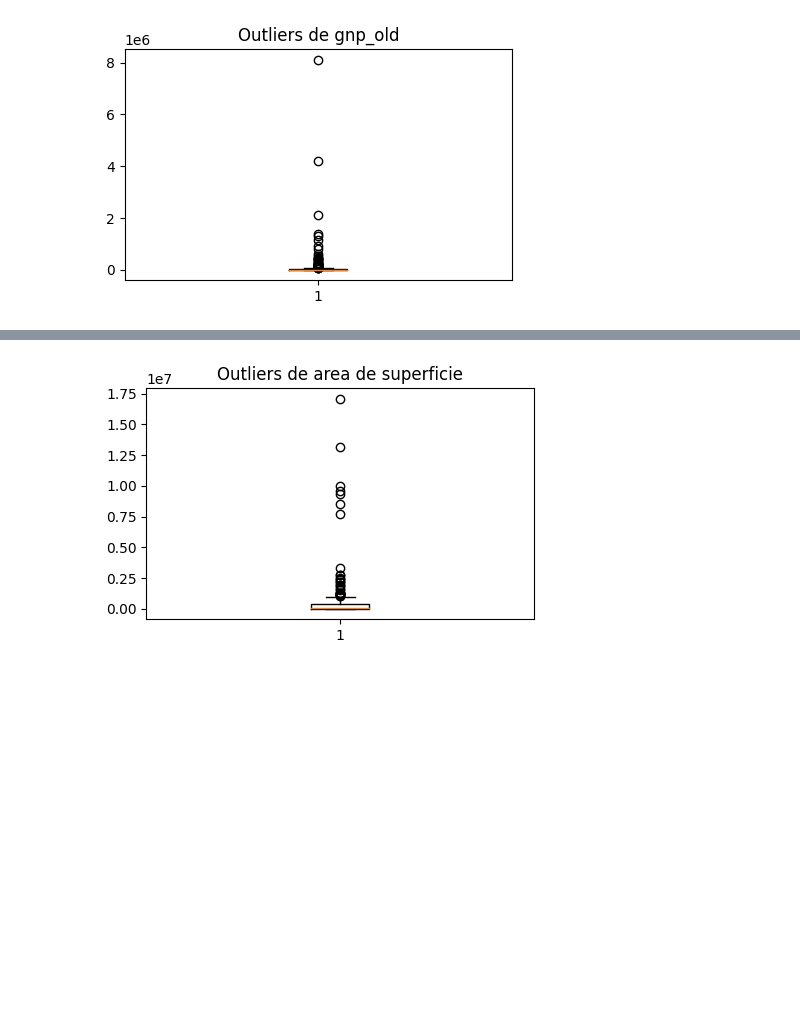
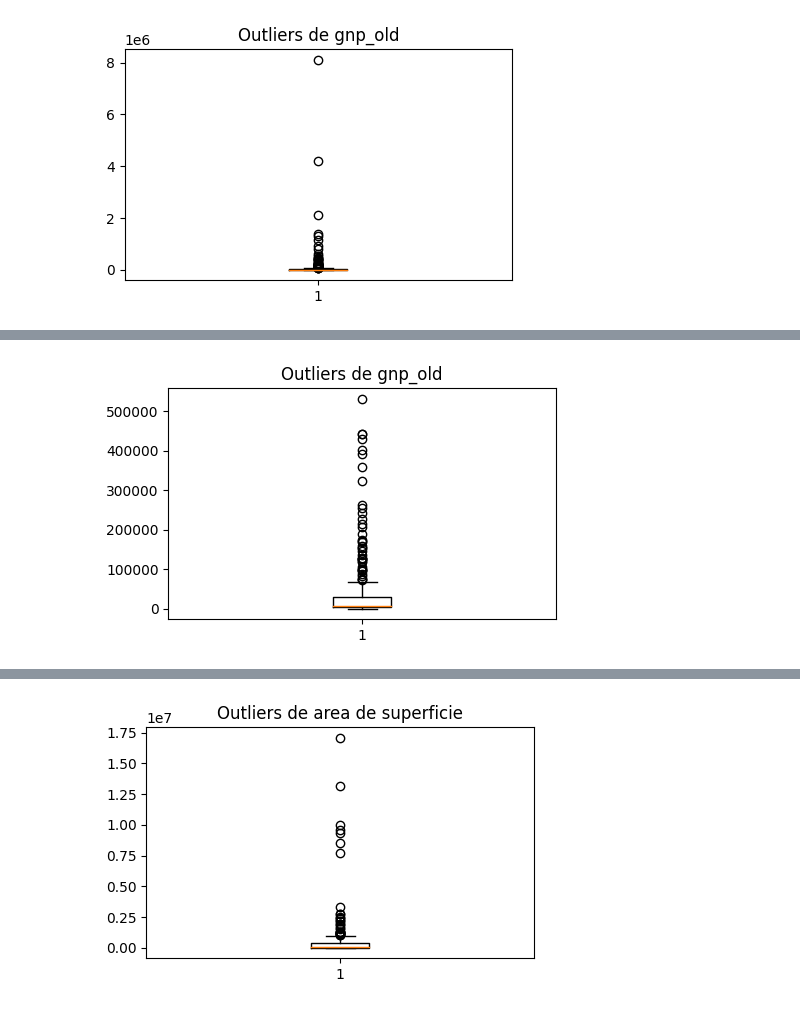
Before and after one commit to BetoRdz01/Reto-Final, a Jupyter notebook: RetoFinal.ipynb, the cells around one changed output, grey strips where cells are left out. Cells and saved outputs as stored; diff of their text form; code cells hidden in the pictures; blank space fills up the shorter version.

```diff
--- a/RetoFinal.ipynb
+++ b/RetoFinal.ipynb
@@ -115,0 +129,4 @@ Name: gnp_old, dtype: float64
+# %%
+#Cambiamos los outliers por la media obtenida previamente.
+data["gnp_old"] = np.where(((data["gnp_old"]>Limite_Superior4) | (data["gnp_old"]<Limite_Inferior4)),66731.07531380754,data["gnp_old"])
+data["gnp_old"]
@@ -116,3 +146,12 @@ Name: gnp_old, dtype: float64
+# %%
+#Realizamos diagrama de caja para observar los cambios en la variable
+fig = plt.figure(figsize =(5, 3))
+plt.boxplot(data["gnp_old"])
+plt.title("Outliers de gnp_old")
+plt.show() #dibujamos el diagrama
+#Observamos los cambios en los outliers. Los cuartiles se vuelven más amplios a simple vista.
+# %% [output]
+[figure, added]
 # %%
 #Identificamos outliers
 y=data["surface_area"]
```
Also changed, not shown: parts of 10 cells of this notebook.
